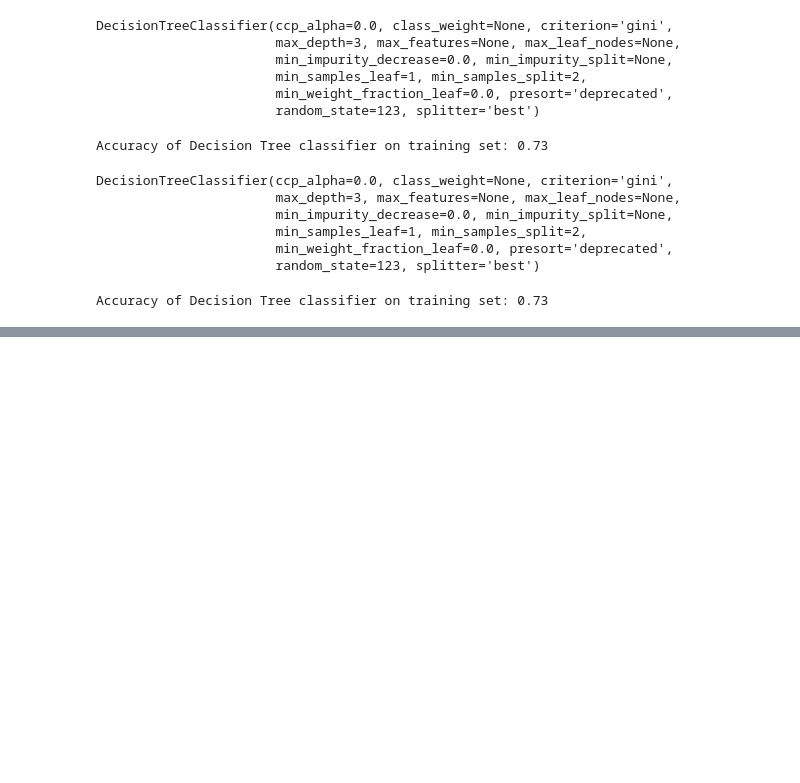
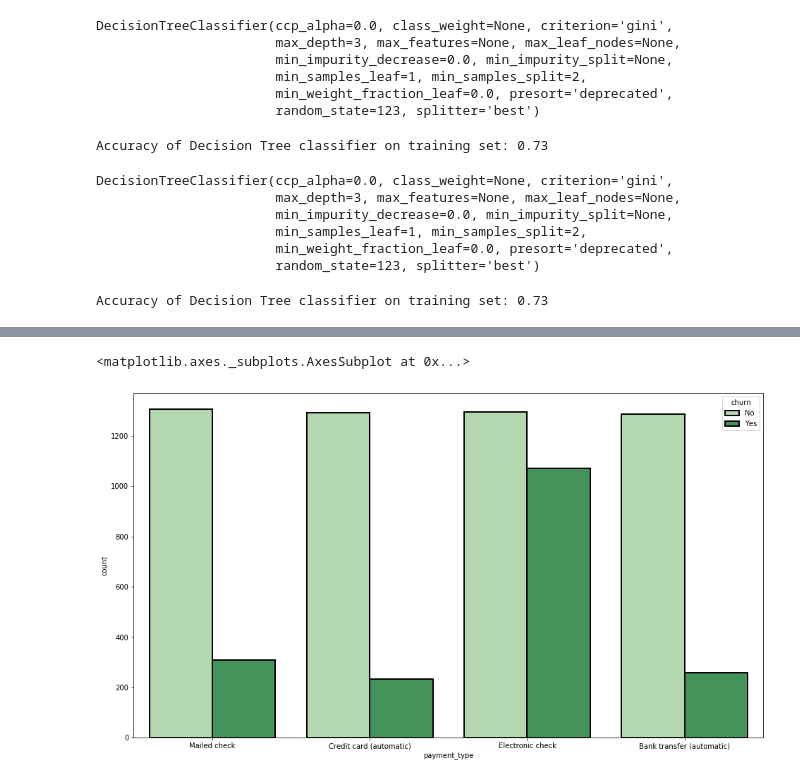
Before and after one commit to matt-c-knight/telco_project, a Jupyter notebook: practice_prep.ipynb, the cells around one changed output, grey strips where cells are left out. Saved outputs shown, nothing was run; the diff lists cells and outputs as text; code cells hidden in the pictures; blank space fills up the shorter version.

```diff
--- a/practice_prep.ipynb
+++ b/practice_prep.ipynb
@@ -550,0 +571,2 @@ Accuracy of Decision Tree classifier on training set: 0.73
+# %%
+df = new_telco_data()
@@ -550,0 +583,6 @@ Accuracy of Decision Tree classifier on training set: 0.73
+# %%
+plt.rc('figure',figsize=(16,9))
+sns.countplot(x = 'payment_type', hue = 'churn', data=df, palette='Greens', ec='black', linewidth=2)
+# %% [output]
+<matplotlib.axes._subplots.AxesSubplot at 0x...>
+[figure, added]
```
Also changed, not shown: parts of 34 cells of this notebook, 1 other file.
